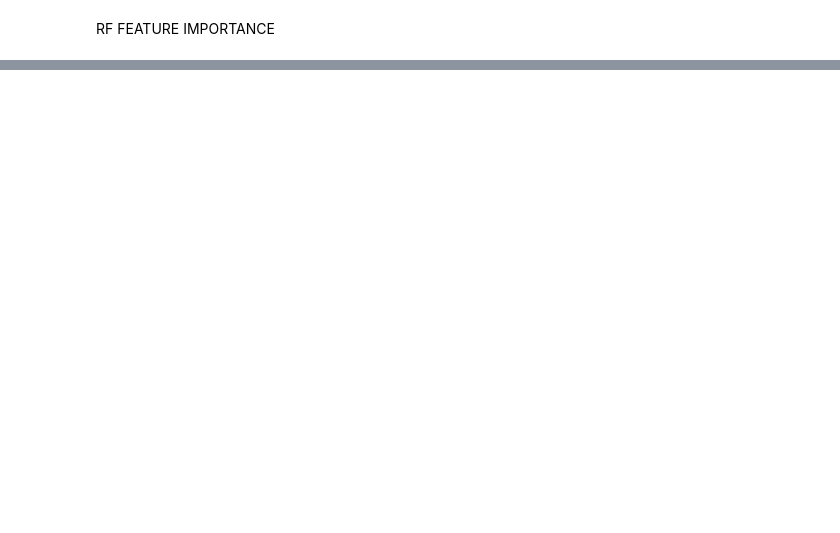
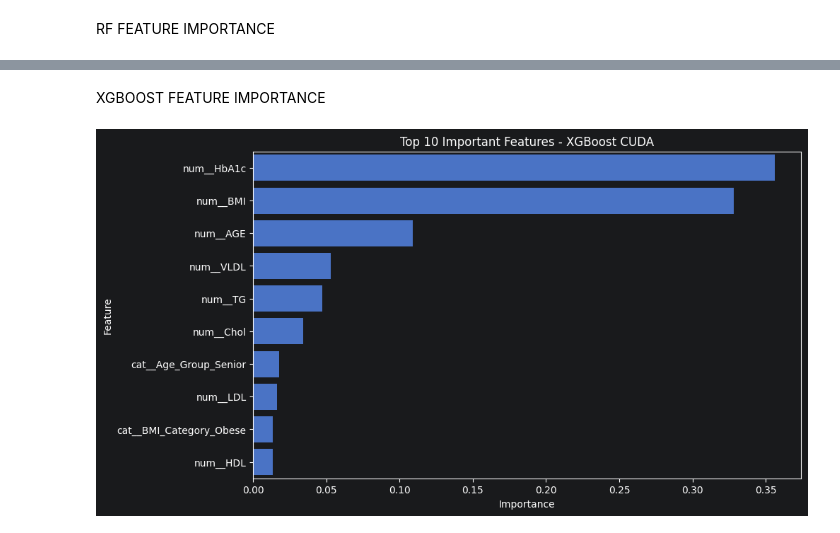
Before and after one commit to Raag-ops/LEAPFROG-ASSIGNMENT-1, a Jupyter notebook: classificationBook.ipynb, the cells around one changed output, grey strips where cells are left out. Drawn from its saved outputs; the diff is of its cells as text; code cells hidden in the pictures; blank space fills up the shorter version.

```diff
--- a/classificationBook.ipynb
+++ b/classificationBook.ipynb
@@ -238,0 +303,28 @@ plt.show()
+# %% [markdown]
+XGBOOST FEATURE IMPORTANCE
+# %%
+xgb_importance_df = pd.DataFrame({
+
+    "Feature": feature_names,
+
+    "Importance": xgb_model.feature_importances_
+})
+
+xgb_importance_df = xgb_importance_df.sort_values(
+    by="Importance",
+    ascending=False
+)
+
+plt.figure(figsize=(10, 6))
+
+sns.barplot(
+    data=xgb_importance_df.head(10),
+    x="Importance",
+    y="Feature"
+)
+
+plt.title("Top 10 Important Features - XGBoost CUDA")
+
+plt.show()
+# %% [output]
+[figure, added]
```
Also changed, not shown: parts of 8 cells of this notebook.
